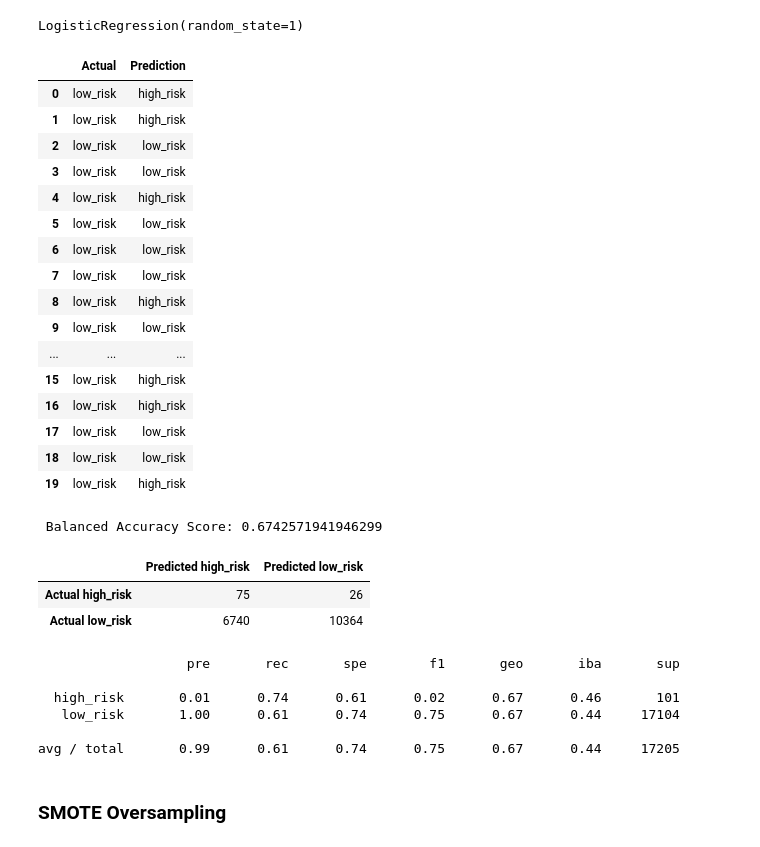
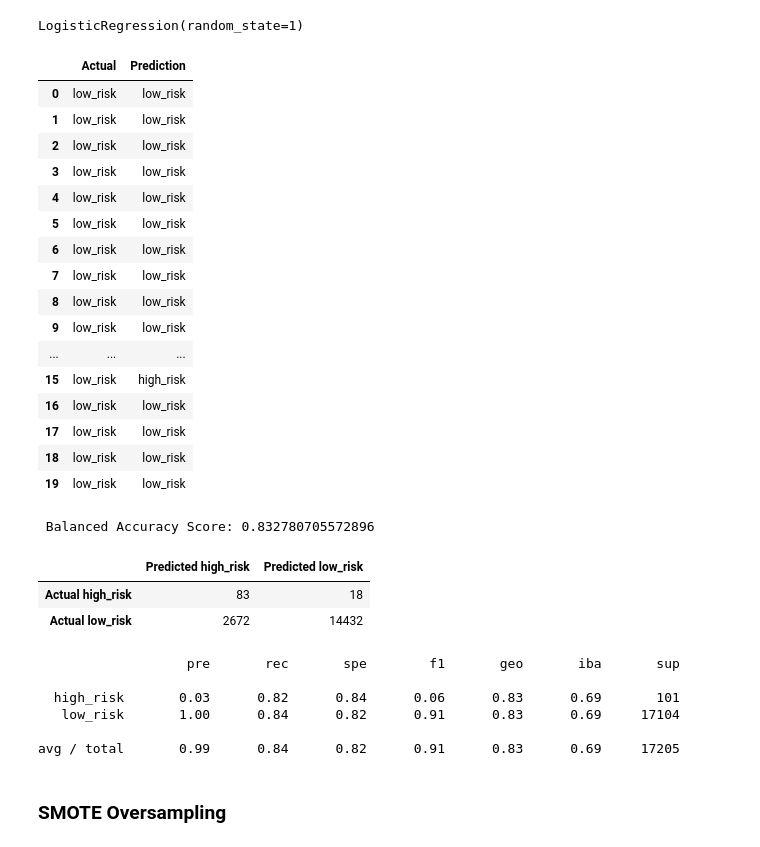
Before and after one commit to carlysandler/Credit_Risk_Analysis, a Jupyter notebook: credit_risk_resampling.ipynb, the cells around one changed output. Saved outputs shown, nothing was run; the diff lists cells and outputs as text; code cells hidden in the pictures.

```diff
--- a/credit_risk_resampling.ipynb
+++ b/credit_risk_resampling.ipynb
@@ -158,6 +159,17 @@ print(f"y_test {Counter(y_test)}")
 Training vs Testing Target Distribution
 y_train: Counter({'low_risk': 51366, 'high_risk': 246})
 y_test Counter({'low_risk': 17104, 'high_risk': 101})
+# %%
+from sklearn.preprocessing import StandardScaler
+
+# Creating a StandardScaler instance
+scaler = StandardScaler()
+# Fitting the Standard Scaler with the training data
+X_scaler = scaler.fit(X_train)
+
+# Scaling the data
+X_train_scaled = X_scaler.transform(X_train)
+X_test_scaled = X_scaler.transform(X_test)
 # %% [markdown]
 # Oversampling
 
@@ -176,7 +188,7 @@ Note: Use a random state of 1 for each sampling algorithm to ensure consistency
 # Resample the training data with the RandomOversampler
 from imblearn.over_sampling import RandomOverSampler
 ros = RandomOverSampler(random_state=1)
-X_resampled, y_resampled = ros.fit_resample(X_train, y_train)
+X_resampled, y_resampled = ros.fit_resample(X_train_scaled, y_train)
 
 # Count the classes of the resampled target
 print("New Training Sample Distribution")
@@ -195,34 +207,34 @@ model.fit(X_resampled, y_resampled)
 LogisticRegression(random_state=1)
 # %%
 # Make predictions
-y_pred = model.predict(X_test)
+y_pred = model.predict(X_test_scaled)
 
 results = pd.DataFrame({"Actual": y_test, "Prediction": y_pred}).reset_index(drop=True)
 results.head(20)
 # %% [output]
 |  | Actual | Prediction |
-| 0 | low_risk | high_risk |
-| 1 | low_risk | high_risk |
+| 0 | low_risk | low_risk |
+| 1 | low_risk | low_risk |
 | 2 | low_risk | low_risk |
 | 3 | low_risk | low_risk |
-| 4 | low_risk | high_risk |
+| 4 | low_risk | low_risk |
 | 5 | low_risk | low_risk |
 | 6 | low_risk | low_risk |
 | 7 | low_risk | low_risk |
-| 8 | low_risk | high_risk |
+| 8 | low_risk | low_risk |
 | 9 | low_risk | low_risk |
 | ... | ... | ... |
 | 15 | low_risk | high_risk |
-| 16 | low_risk | high_risk |
+| 16 | low_risk | low_risk |
 | 17 | low_risk | low_risk |
 | 18 | low_risk | low_risk |
-| 19 | low_risk | high_risk |
+| 19 | low_risk | low_risk |
 # %%
 # Calculated the balanced accuracy score
 acc_score = balanced_accuracy_score(y_test, y_pred)
 print(f" Balanced Accuracy Score: {acc_score}")
 # %% [output]
- Balanced Accuracy Score: 0.6742571941946299
+ Balanced Accuracy Score: 0.832780705572896
 # %%
 # Display the confusion matrix
 cm = confusion_matrix(y_test, y_pred)
@@ -232,5 +244,5 @@ cm_df = pd.DataFrame(
 cm_df
 # %% [output]
 |  | Predicted high_risk | Predicted low_risk |
-| Actual high_risk | 75 | 26 |
-| Actual low_risk | 6740 | 10364 |
+| Actual high_risk | 83 | 18 |
+| Actual low_risk | 2672 | 14432 |
@@ -249,10 +253,10 @@ print(report)
 # %% [output]
                    pre       rec       spe        f1       geo       iba       sup
 
-  high_risk       0.01      0.74      0.61      0.02      0.67      0.46       101
-   low_risk       1.00      0.61      0.74      0.75      0.67      0.44     17104
+  high_risk       0.03      0.82      0.84      0.06      0.83      0.69       101
+   low_risk       1.00      0.84      0.82      0.91      0.83      0.69     17104
 
-avg / total       0.99      0.61      0.74      0.75      0.67      0.44     17205
+avg / total       0.99      0.84      0.82      0.91      0.83      0.69     17205
 # %% [markdown]
 ### SMOTE Oversampling
 # %%
```
Also changed, not shown: parts of 21 cells of this notebook, 5 other files.
